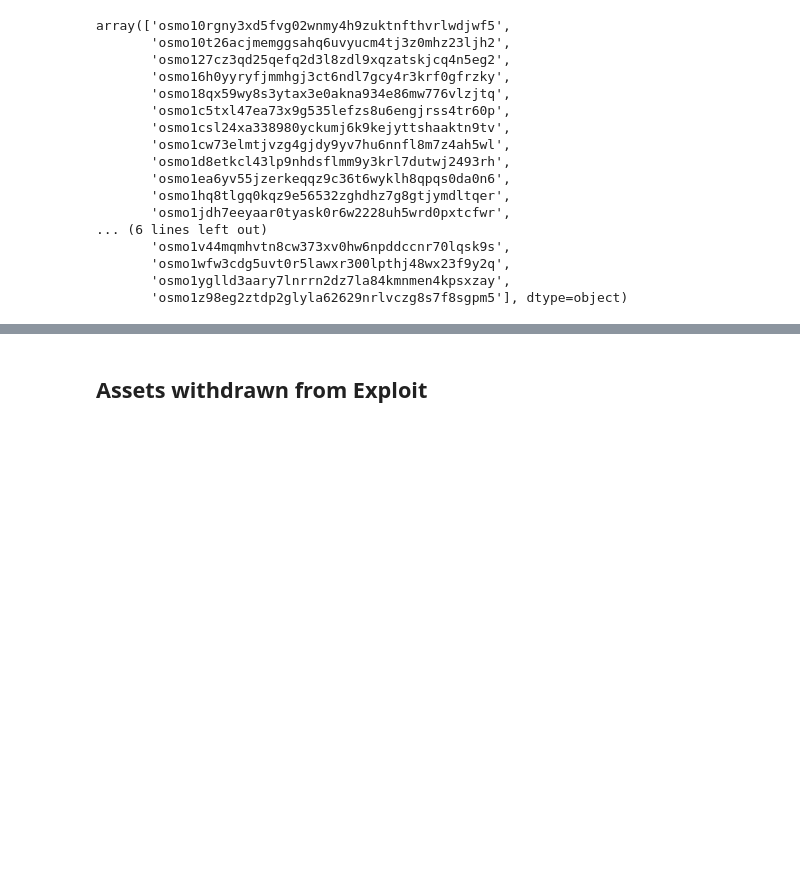
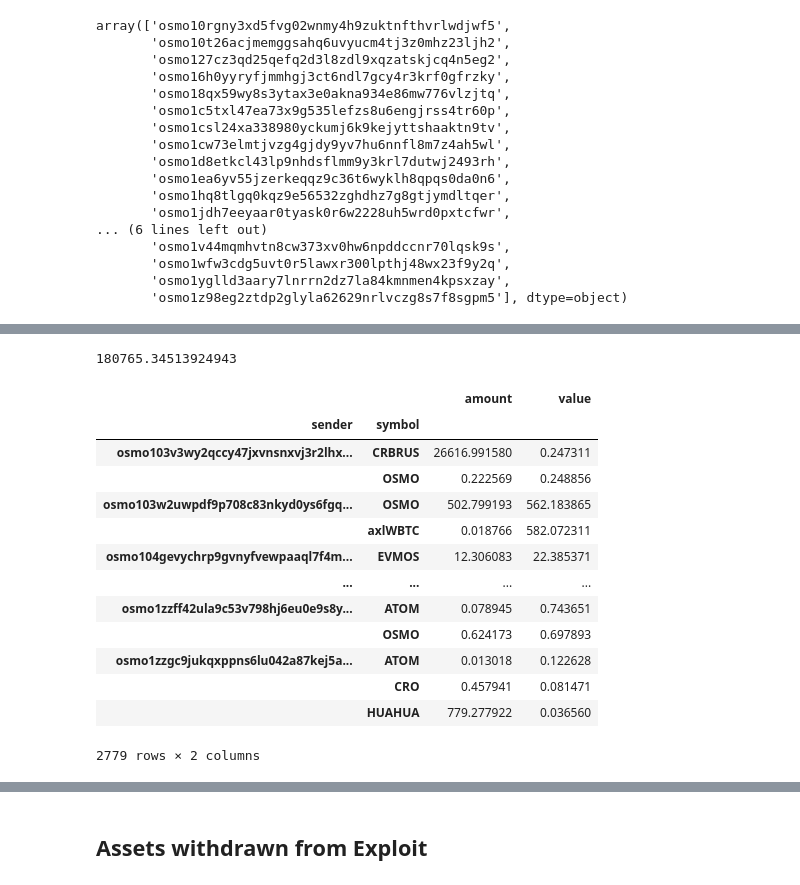
Before and after one commit to HathorNodes/osmosis_nitrogen_assessment, a Jupyter notebook: Osmosis Exploit Analysis.ipynb, the cells around one changed output, grey strips where cells are left out. Drawn from its saved outputs; the diff is of its cells as text; code cells hidden in the pictures; blank space fills up the shorter version.

```diff
--- a/Osmosis Exploit Analysis.ipynb
+++ b/Osmosis Exploit Analysis.ipynb
@@ -197,0 +216,24 @@ array(['osmo10rgny3xd5fvg02wnmy4h9zuktnfthvrlwdjwf5',
+# %%
+agg_join_value = cleaned_join_df['value'].sum()
+agg_join_value
+# %% [output]
+180765.34513924943
+# %%
+agg_join_sender_tokens = cleaned_join_df.groupby(['sender', 'symbol'])[['amount', 'value']].sum()
+agg_join_sender_tokens.to_csv("data/agg_join_sender_tokens.csv", index=False)
+agg_join_sender_tokens
+# %% [output]
+|  |  | amount | value |
+| sender | symbol |  |  |
+| osmo103v3wy2qccy47jxvnsnxvj3r2lhx... | CRBRUS | 26616.991580 | 0.247311 |
+|  | OSMO | 0.222569 | 0.248856 |
+| osmo103w2uwpdf9p708c83nkyd0ys6fgq... | OSMO | 502.799193 | 562.183865 |
+|  | axlWBTC | 0.018766 | 582.072311 |
+| osmo104gevychrp9gvnyfvewpaaql7f4m... | EVMOS | 12.306083 | 22.385371 |
+| ... | ... | ... | ... |
+| osmo1zzff42ula9c53v798hj6eu0e9s8y... | ATOM | 0.078945 | 0.743651 |
+|  | OSMO | 0.624173 | 0.697893 |
+| osmo1zzgc9jukqxppns6lu042a87kej5a... | ATOM | 0.013018 | 0.122628 |
+|  | CRO | 0.457941 | 0.081471 |
+|  | HUAHUA | 779.277922 | 0.036560 |
+2779 rows × 2 columns
```
Also changed, not shown: parts of 11 cells of this notebook, 4 other files.
